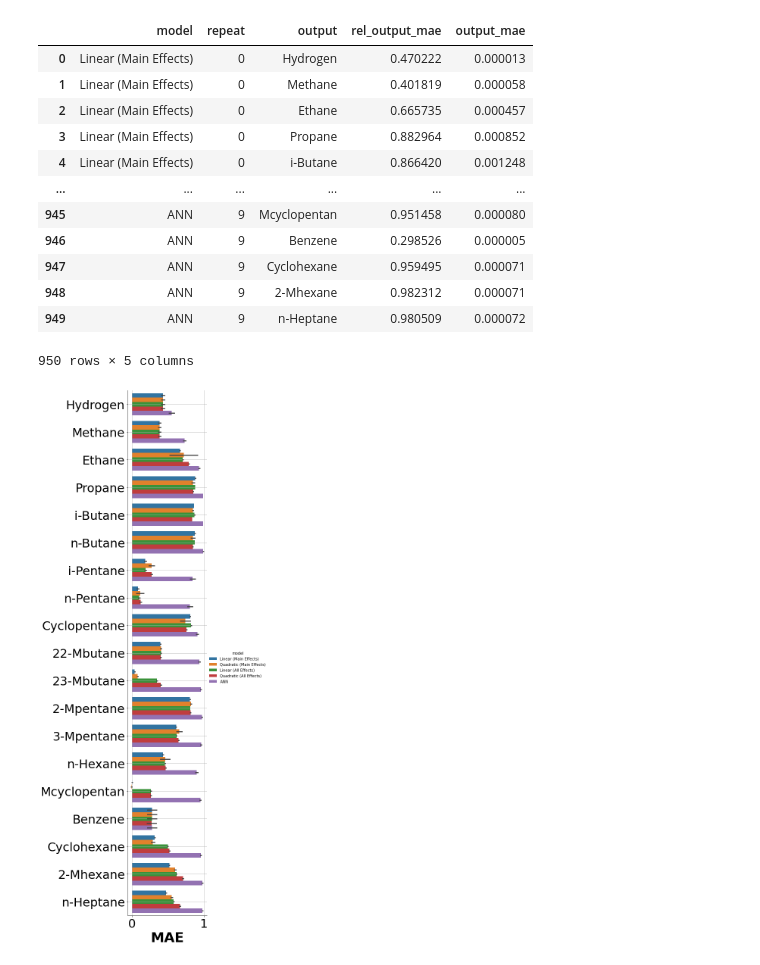
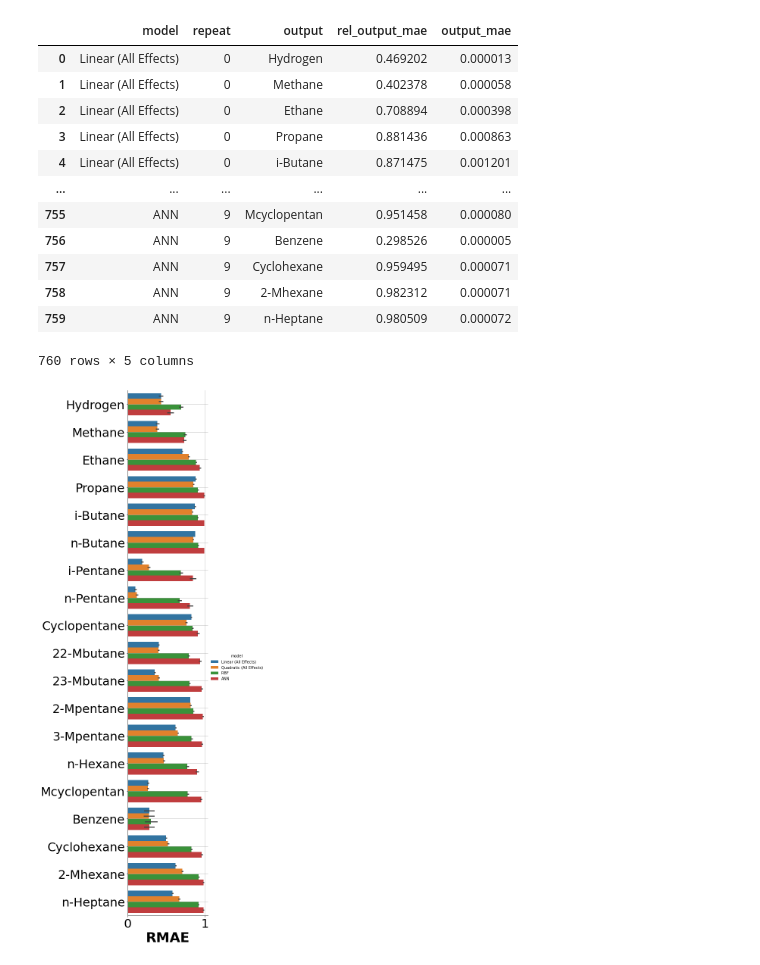
Before and after one commit to KISRDevelopment/iso-exploration, a Jupyter notebook: plot_eval_results.ipynb, the cells around one changed output. Drawn from its saved outputs; the diff is of its cells as text; code cells hidden in the pictures.

```diff
--- a/plot_eval_results.ipynb
+++ b/plot_eval_results.ipynb
@@ -12,10 +12,11 @@ d = np.load(file, allow_pickle=True)
 null_ae = d['split_ae']
 null_mae_by_output = np.mean(null_ae, axis=1)
 # %%
-files = ['eval_results/linear_main_effects.npz',
-         'eval_results/quadratic_main_effects.npz',
+files = [#'eval_results/linear_main_effects.npz',
+         #'eval_results/quadratic_main_effects.npz',
          'eval_results/linear_all_effects.npz',
          'eval_results/quadratic_all_effects.npz',
+         'eval_results/rbfm.npz',
          'eval_results/ann.npz']
 
 rows = []
@@ -46,27 +47,27 @@ results = pd.DataFrame(rows)
 results
 # %% [output]
 |  | model | repeat | output | rel_output_mae | output_mae |
-| 0 | Linear (Main Effects) | 0 | Hydrogen | 0.470222 | 0.000013 |
-| 1 | Linear (Main Effects) | 0 | Methane | 0.401819 | 0.000058 |
-| 2 | Linear (Main Effects) | 0 | Ethane | 0.665735 | 0.000457 |
-| 3 | Linear (Main Effects) | 0 | Propane | 0.882964 | 0.000852 |
-| 4 | Linear (Main Effects) | 0 | i-Butane | 0.866420 | 0.001248 |
+| 0 | Linear (All Effects) | 0 | Hydrogen | 0.469202 | 0.000013 |
+| 1 | Linear (All Effects) | 0 | Methane | 0.402378 | 0.000058 |
+| 2 | Linear (All Effects) | 0 | Ethane | 0.708894 | 0.000398 |
+| 3 | Linear (All Effects) | 0 | Propane | 0.881436 | 0.000863 |
+| 4 | Linear (All Effects) | 0 | i-Butane | 0.871475 | 0.001201 |
 | ... | ... | ... | ... | ... | ... |
-| 945 | ANN | 9 | Mcyclopentan | 0.951458 | 0.000080 |
-| 946 | ANN | 9 | Benzene | 0.298526 | 0.000005 |
-| 947 | ANN | 9 | Cyclohexane | 0.959495 | 0.000071 |
-| 948 | ANN | 9 | 2-Mhexane | 0.982312 | 0.000071 |
-| 949 | ANN | 9 | n-Heptane | 0.980509 | 0.000072 |
+| 755 | ANN | 9 | Mcyclopentan | 0.951458 | 0.000080 |
+| 756 | ANN | 9 | Benzene | 0.298526 | 0.000005 |
+| 757 | ANN | 9 | Cyclohexane | 0.959495 | 0.000071 |
+| 758 | ANN | 9 | 2-Mhexane | 0.982312 | 0.000071 |
+| 759 | ANN | 9 | n-Heptane | 0.980509 | 0.000072 |
-950 rows × 5 columns
+760 rows × 5 columns
 # %%
 g = sns.catplot(x="rel_output_mae", y="output", hue="model",
                 data=results, kind='bar', orient='h', ci='sd', aspect=0.25, height=20,
                 legend=True)
 ax = g.ax
 ax.tick_params(axis='x', labelsize=32)
 ax.tick_params(axis='y', labelsize=32)
 ax.set_ylabel('')
-ax.set_xlabel('MAE', fontsize=36, fontweight='bold')
+ax.set_xlabel('RMAE', fontsize=36, fontweight='bold')
 ax.grid(True)
 # %% [output]
-[figure, old version]
+[figure, new version]
```
Also changed, not shown: 3 other files.
